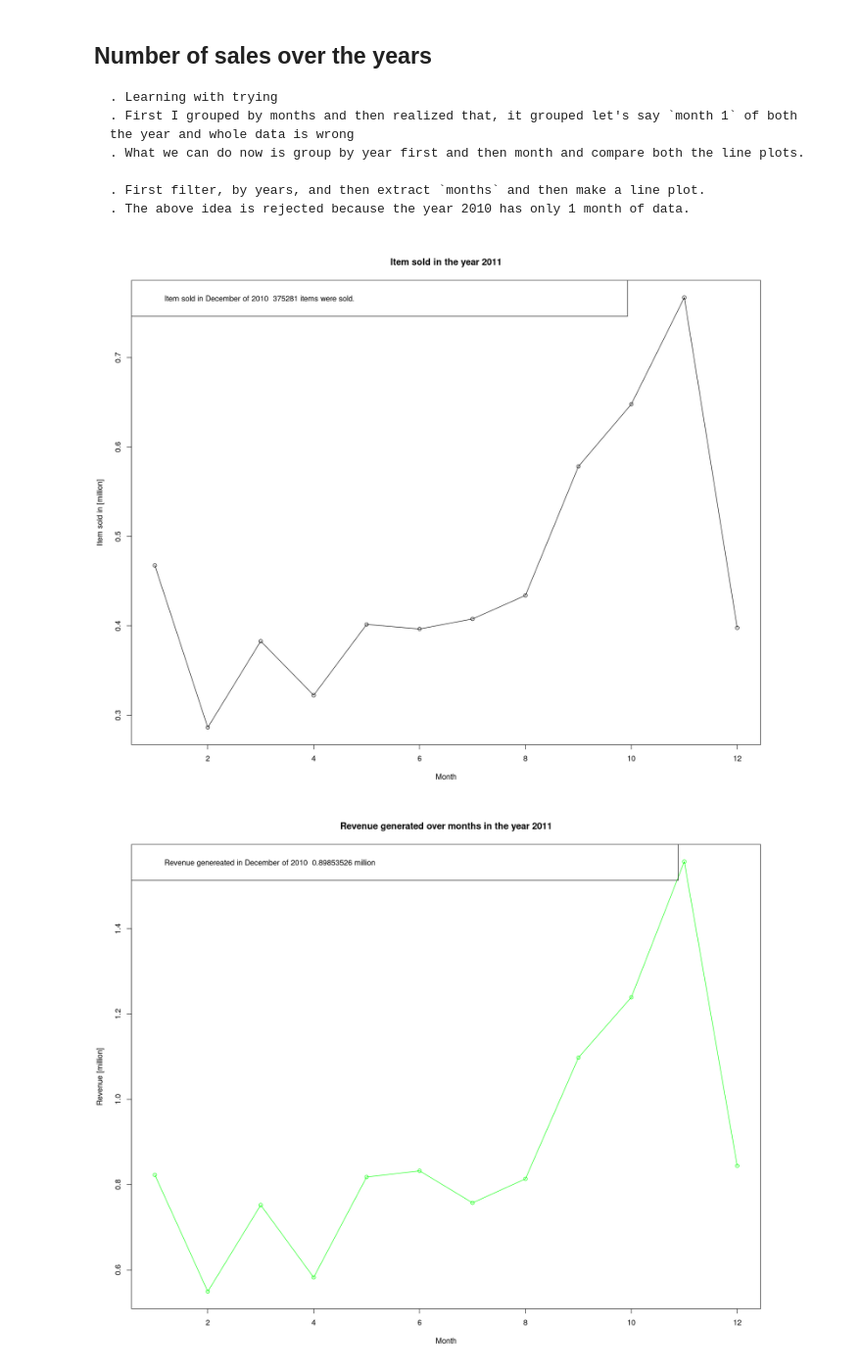
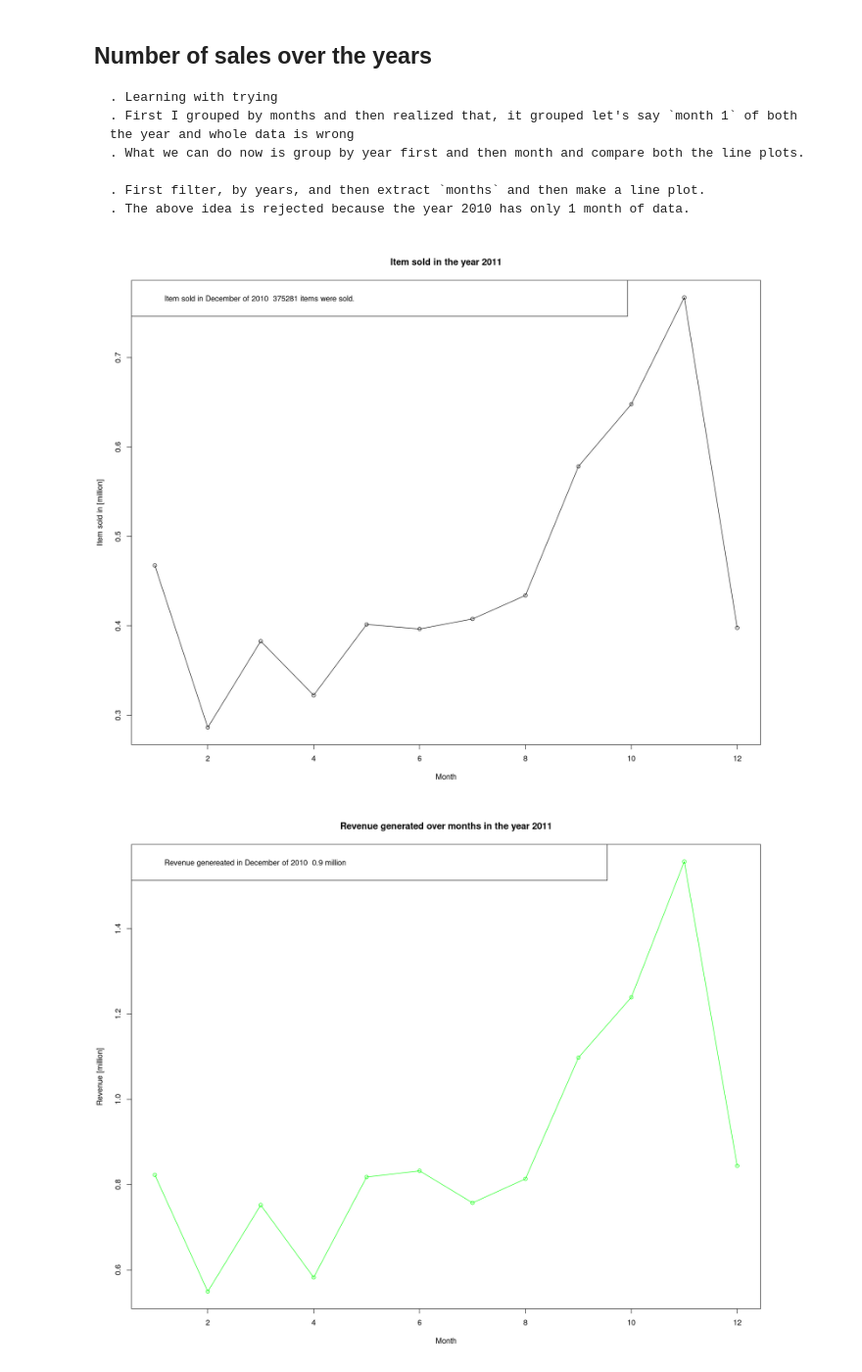
Before and after one commit to Aavash232311/DSC-105-Group-Project-, a Jupyter notebook: data.ipynb, the cells around one changed output. Shown at 98% size. Cells and saved outputs as stored; diff of their text form; code cells hidden in the pictures.

```diff
--- a/data.ipynb
+++ b/data.ipynb
@@ -296,32 +296,32 @@ group_by_month <- function(data_frame) {
     # and line chart for another year
 
     summ <- summarise(grouped_by_date, TotalItemSOldInGroup = sum(Quantity, na.rm = TRUE)) # I mean dataset is huge I expect it the item sold to be in more
     rev <- summarise(grouped_by_date, Rev = sum(Quantity * UnitPrice, na.rm = TRUE))
     return (list( Items_Sold_Summary = summ, Revenue_Summary = rev)) # don't want to regroup things so made it return in list,
 }
 y10 <- filter(group_by_years, Year == "2010")
 y11 <- filter(group_by_years, Year == "2011")
 # Items sold in each month of the year
 grouped_calc10 <- group_by_month(y10) # run time complexity will be more in the slow language so creating a varaible here
 grouped_calc11 <- group_by_month(y11)
 
 y10m <- grouped_calc10$Items_Sold_Summary
 y11m <- grouped_calc11$Items_Sold_Summary
 
 plot(y11m$Month, (y11m$TotalItemSOldInGroup/10^6), type="o", main ="Item sold in the year 2011", ylab="Item sold in [million]", xlab="Month")
 # since 2010 has data for only one month
 legend_label <- paste("Item sold in December of 2010 ", y10m$TotalItemSOldInGroup, "items were sold.")
 legend("topleft", legend = c(legend_label))
 
 # revinue
 y10r <- grouped_calc10$Revenue_Summary
 y11r <- grouped_calc11$Revenue_Summary
 
 
 # now let's plot down the revinue over the year
 plot(y11r$Month, (y11r$Rev/10^6), type="o", main ="Revenue generated over months in the year 2011", ylab="Revenue [million]", xlab="Month", col="green")
-legend_label <- paste("Revenue genereated in December of 2010 ", signif(, digits = 2), "million")
+legend_label <- paste("Revenue genereated in December of 2010 ", signif(y10r$Rev/10^6, digits = 2), "million") # we want only two significant figures for human to read
 legend("topleft", legend = c(legend_label))
 # %% [output]
 [figure]
-[figure, old version]
+[figure, new version]
```
Also changed, not shown: parts of 2 cells of this notebook.
